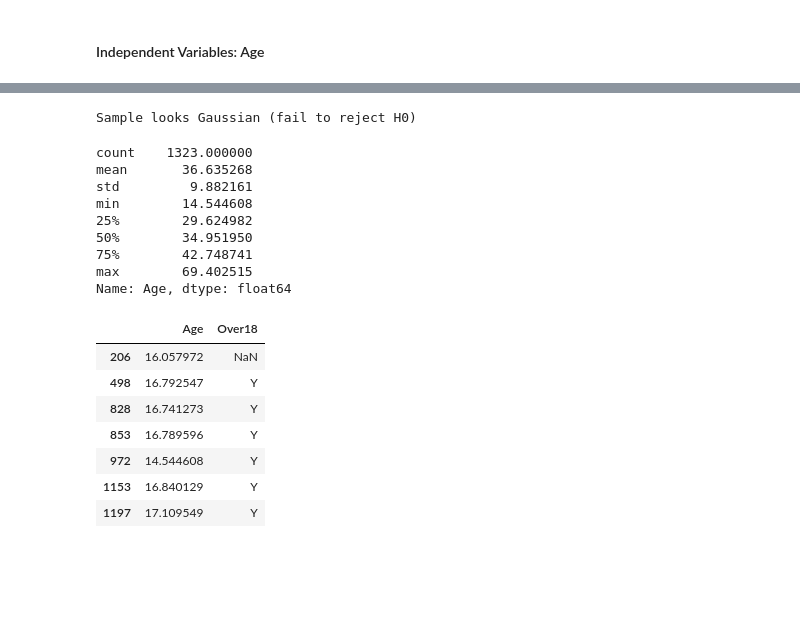
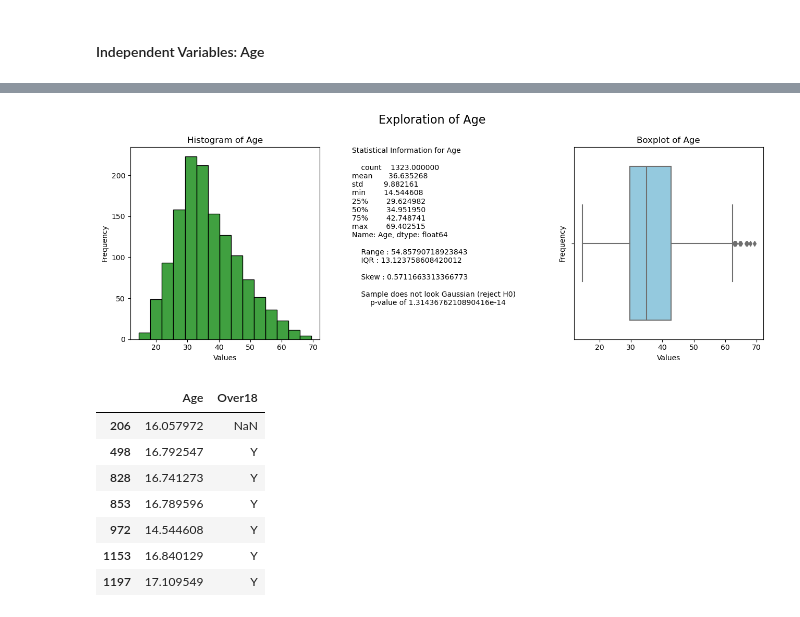
Before and after one commit to Lughaidh-w/Integrated_CA, a Jupyter notebook: Integrated CA2.ipynb, the cells around one changed output, grey strips where cells are left out. Drawn from its saved outputs; the diff is of its cells as text; code cells hidden in the pictures; blank space fills up the shorter version.

```diff
--- a/Integrated CA2.ipynb
+++ b/Integrated CA2.ipynb
@@ -385,25 +447,10 @@ histogram(df, "Age", bins=15)
-# %%
-stat, p_value = shapiro(df["Age"])
-
-# Check the p-value
-if p_value > 0.05:
-    print("Sample looks Gaussian (fail to reject H0)")
-else:
-    print("Sample does not look Gaussian (reject H0)")
-# %% [output]
-Sample looks Gaussian (fail to reject H0)
-# %%
-df["Age"].describe()
-# %% [output]
-count    1323.000000
-mean       36.635268
-std         9.882161
-min        14.544608
-25%        29.624982
-50%        34.951950
-75%        42.748741
-max        69.402515
-Name: Age, dtype: float64
+# %%
+# would expect age to be gaussian if it was a sample of the whole population
+# but it isn't, it is a sample of the working population that the company employed
+# a subset of the whole population; (working age) and (currently or previously employed)
+numerical_explore(df, "Age")
+# %% [output]
+[figure, added]
 # %%
 df1 = df[df["Age"] < 18]
 df1[["Age", "Over18"]].head(50)
```
Also changed, not shown: parts of 9 cells of this notebook, 1 other file.
